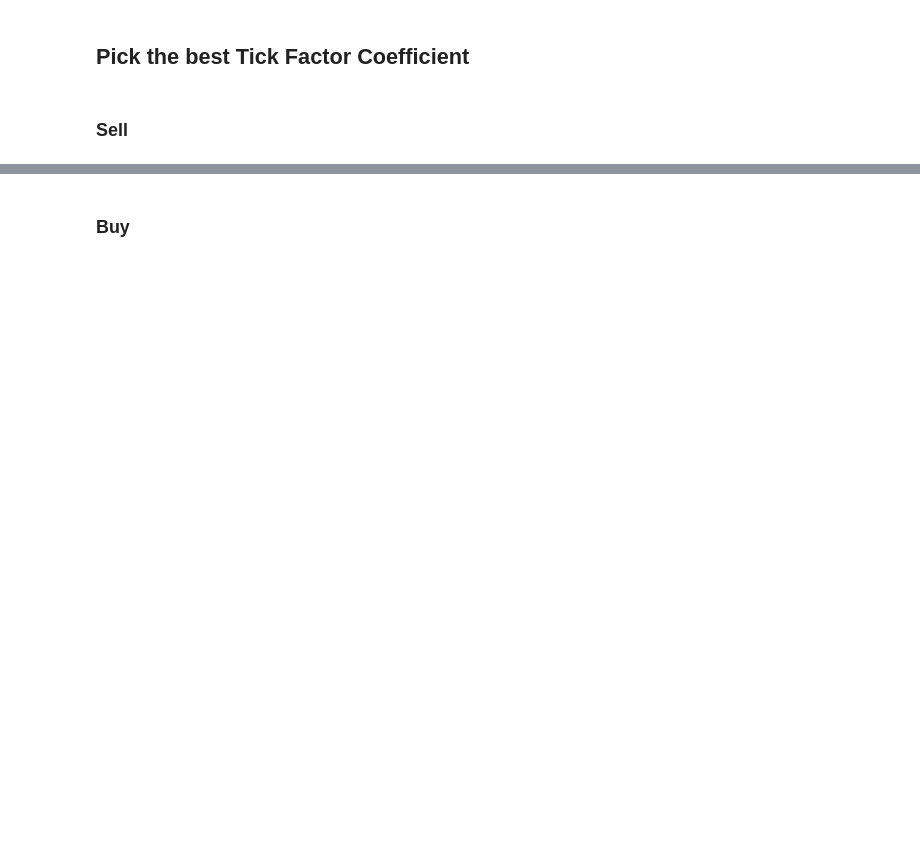
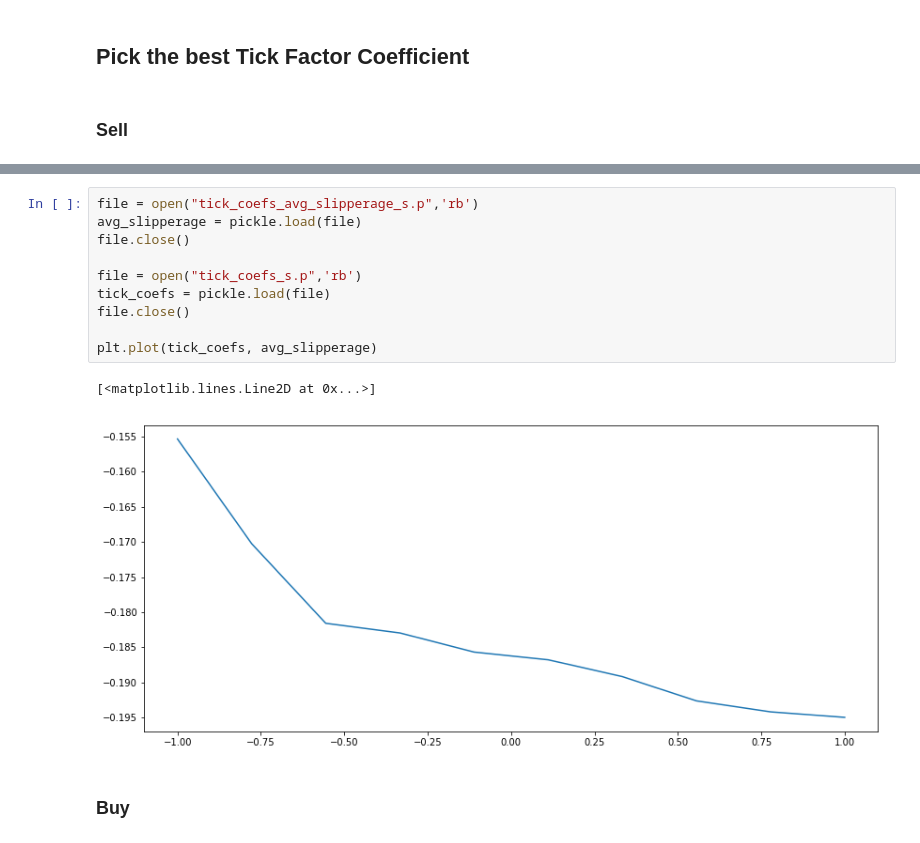
Before and after one commit to GenesisXYL/AlgoTrading, a Jupyter notebook: VWAP_Execution.ipynb, the cells around one changed output, grey strips where cells are left out. Drawn from its saved outputs; the diff is of its cells as text; blank space fills up the shorter version.

```diff
--- a/VWAP_Execution.ipynb
+++ b/VWAP_Execution.ipynb
@@ -213,3 +234,16 @@ pickle.dump(best_tick_coef, open("tick_coefs_s_best.p", "wb" ))
+# %%
+file = open("tick_coefs_avg_slipperage_s.p",'rb')
+avg_slipperage = pickle.load(file)
+file.close()
+
+file = open("tick_coefs_s.p",'rb')
+tick_coefs = pickle.load(file)
+file.close()
+
+plt.plot(tick_coefs, avg_slipperage)
+# %% [output]
+[<matplotlib.lines.Line2D at 0x...>]
+[figure, added]
 # %% [markdown]
 ### Buy
 # %%
```
Also changed, not shown: parts of 11 cells of this notebook, 13 other files.
